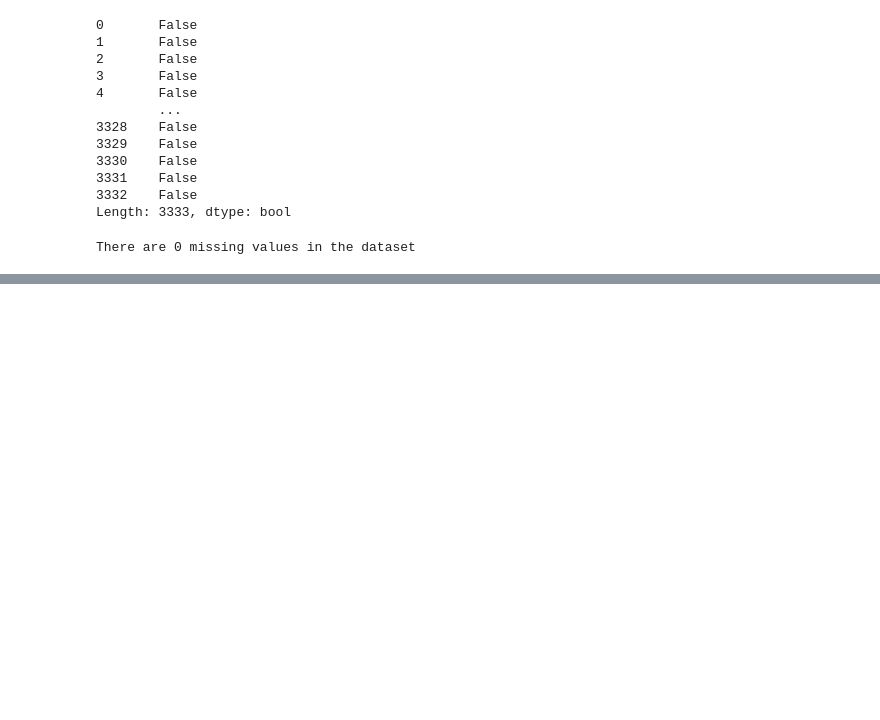
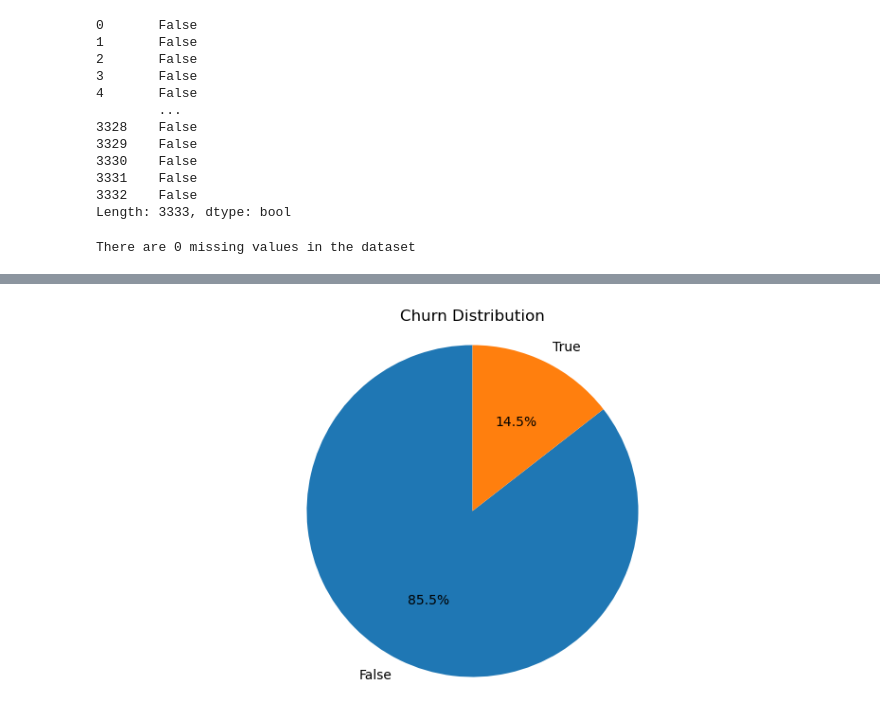
Before and after one commit to ShanChesseret/Predicting-Customer-Retention-For-SyriaTel-Mobile-Telecom, a Jupyter notebook: index.ipynb, the cells around one changed output, grey strips where cells are left out. Drawn from its saved outputs; the diff is of its cells as text; code cells hidden in the pictures; blank space fills up the shorter version.

```diff
--- a/index.ipynb
+++ b/index.ipynb
@@ -151,0 +186,14 @@ There are 0 missing values in the dataset
+# %%
+# representing the same using a Pie Chart to visualize the percentages
+churn_counts = data['churn'].value_counts()
+
+# Create a new figure with a larger size
+plt.figure(figsize=(10, 5))
+
+# Create a pie chart
+plt.pie(churn_counts, labels=churn_counts.index, autopct='%1.1f%%', startangle=90)
+plt.title('Churn Distribution')
+plt.axis('equal')  # Equal aspect ratio ensures that pie is drawn as a circle
+plt.show()
+# %% [output]
+[figure, added]
```
Also changed, not shown: parts of 7 cells of this notebook.
